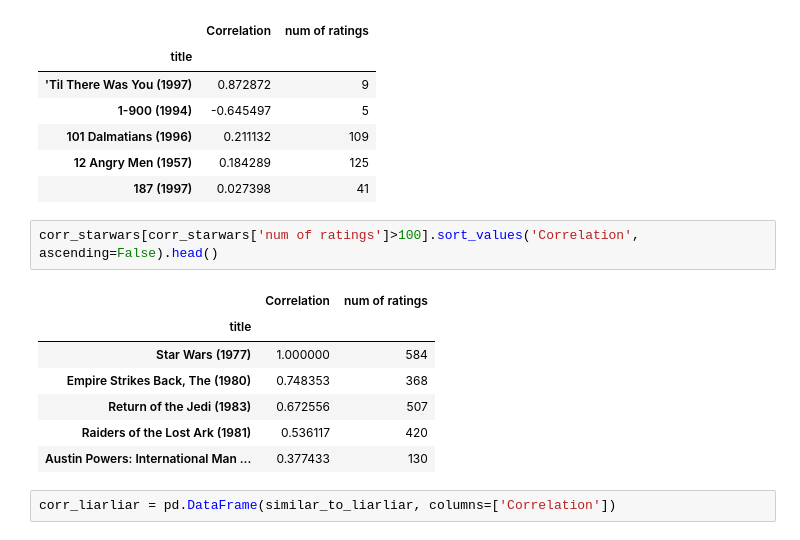
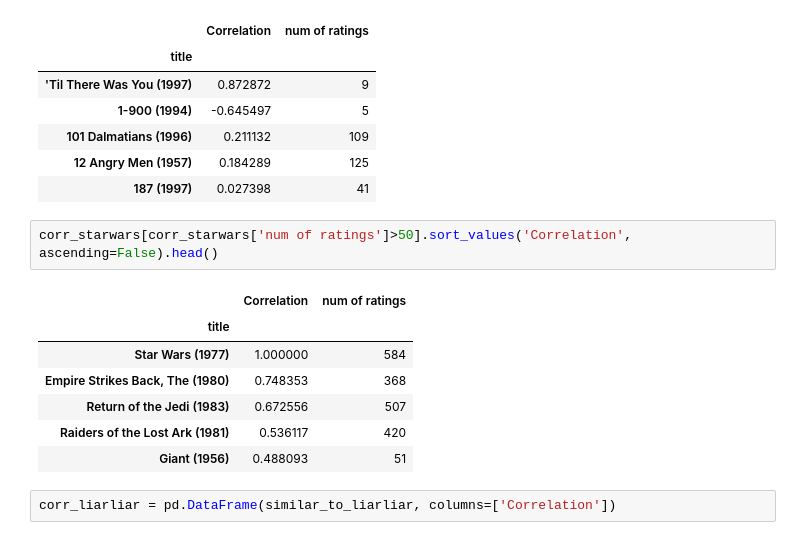
Before and after one commit to wolfieorama/recommender-sys-ML, a Jupyter notebook: recommender-sys.ipynb, the cells around one changed output. Saved outputs shown, nothing was run; the diff lists cells and outputs as text.

Commit message:
manual recomendatio with corr_with

```diff
--- a/recommender-sys.ipynb
+++ b/recommender-sys.ipynb
@@ -192,15 +192,15 @@ corr_starwars.head()
 | 12 Angry Men (1957) | 0.184289 | 125 |
 | 187 (1997) | 0.027398 | 41 |
 # %%
-corr_starwars[corr_starwars['num of ratings']>100].sort_values('Correlation', ascending=False).head()
+corr_starwars[corr_starwars['num of ratings']>50].sort_values('Correlation', ascending=False).head()
 # %% [output]
 |  | Correlation | num of ratings |
 | title |  |  |
 | Star Wars (1977) | 1.000000 | 584 |
 | Empire Strikes Back, The (1980) | 0.748353 | 368 |
 | Return of the Jedi (1983) | 0.672556 | 507 |
 | Raiders of the Lost Ark (1981) | 0.536117 | 420 |
-| Austin Powers: International Man ... | 0.377433 | 130 |
+| Giant (1956) | 0.488093 | 51 |
 # %%
 corr_liarliar = pd.DataFrame(similar_to_liarliar, columns=['Correlation'])
 # %%
```
Also changed, not shown: parts of 1 cell of this notebook.
